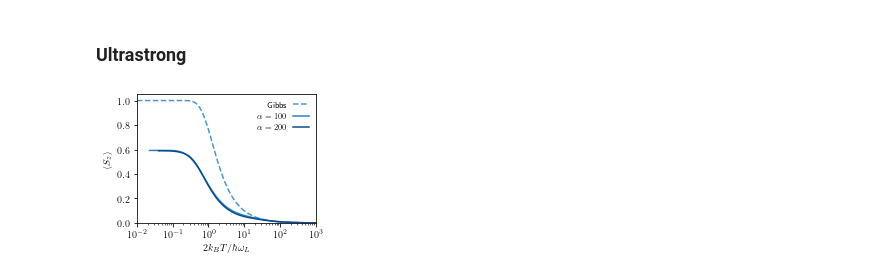
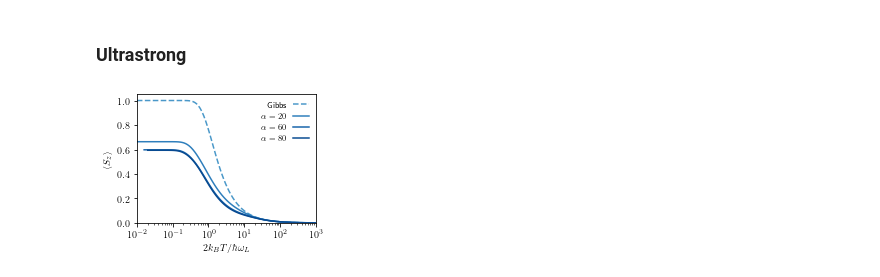
Before and after one commit to quantum-exeter/QuantumSpinDynamics, a Jupyter notebook: plot/plotStatics.ipynb, the cells around one changed output. Saved outputs shown, nothing was run; the diff lists cells and outputs as text; code cells hidden in the pictures.

Commit message:
Ultrastrong plots added.

```diff
--- a/plot/plotStatics.ipynb
+++ b/plot/plotStatics.ipynb
@@ -160,9 +160,9 @@ data3D_wk = np.array(pd.read_csv(r'../paper_data/WK_prmc.csv'))
 data3D_MFGS_wk = np.array(pd.read_csv(r'../paper_data/MFGS_WK_prmc.csv'))
 
 # #### Ultrastrong ####
-# data3D_MFGS_us_prmd = np.array(pd.read_csv(r'../MFGS_US_prmd.csv'))
-# data3D_MFGS_us_prme = np.array(pd.read_csv(r'../MFGS_US_prme.csv'))
-# data3D_MFGS_us_prmf = np.array(pd.read_csv(r'../MFGS_US_prmf.csv'))
+data3D_MFGS_us_prmf = np.array(pd.read_csv(r'../qu_MFGS_3D_prmf_5.csv'))
+data3D_MFGS_us_prmg = np.array(pd.read_csv(r'../qu_MFGS_3D_prmg_5.csv'))
+data3D_MFGS_us_prmh = np.array(pd.read_csv(r'../qu_MFGS_3D_prmh_5.csv'))
 # %% [markdown]
 #### sz ####
 # %%
@@ -301,25 +301,25 @@ plt.savefig('C://Users//crh222//Dropbox//PhD//1. 3D Project//Graphs//Paper//WK_c
 # %%
 fig, ax = plt.subplots(1, 1, figsize=(3.35, 2.5))  #size in inches
 
 bcmap = plt.get_cmap('Blues')
 ocmap = plt.get_cmap('YlGn')
 
 ax.set_xlabel("$2k_B T/\hbar\omega_L$")
 ax.set_ylabel("$\langle S_z \\rangle$")
 
 ax.set_xlim(1.0e-2, 1.0e3)
 ax.set_ylim(0.0, 1.05)
 
 ax.semilogx(dataG_qu[:,0], dataG_qu[:,3], color=bcmap(0.6), linestyle='--', label='Gibbs') # Gibbs
-ax.semilogx(data3D_MFGS_us_prmd[:,0], data3D_MFGS_us_prmd[:,3], color=bcmap(0.7), label='$\\alpha = 100$') # MFGS
-# ax.semilogx(data3D_MFGS_us_prme[:,0], data3D_MFGS_us_prme[:,3], color=bcmap(0.8), label='$\\alpha = 1000$') # MFGS
-ax.semilogx(data3D_MFGS_us_prmf[:,0], data3D_MFGS_us_prmf[:,3], color=bcmap(0.9), label='$\\alpha = 200$') # MFGS
+ax.semilogx(data3D_MFGS_us_prmf[:,0], data3D_MFGS_us_prmf[:,3], color=bcmap(0.7), label='$\\alpha = 20$') # MFGS
+ax.semilogx(data3D_MFGS_us_prmg[:,0], data3D_MFGS_us_prmg[:,3], color=bcmap(0.8), label='$\\alpha = 60$') # MFGS
+ax.semilogx(data3D_MFGS_us_prmh[:,0], data3D_MFGS_us_prmh[:,3], color=bcmap(0.9), label='$\\alpha = 80$') # MFGS
 
 ax.legend(ncol=1, frameon=False, markerfirst=False)
 
 fig.tight_layout()
 
 # plt.savefig('/Users/charliehogg/Dropbox/PhD/1. 3D Project/Graphs/Paper/WK_coupling_prmc.pdf', dpi=300) # Export for Mac
-# plt.savefig('C://Users//crh222//Dropbox//PhD//1. 3D Project//Graphs//WK_coupling_prmc.pdf', dpi=300) # Export for Windows
+plt.savefig('C://Users//crh222//Dropbox//PhD//1. 3D Project//Graphs//Paper//US_coupling.png', dpi=300) # Export for Windows
 # %% [output]
-[figure, old version]
+[figure, new version]
```
